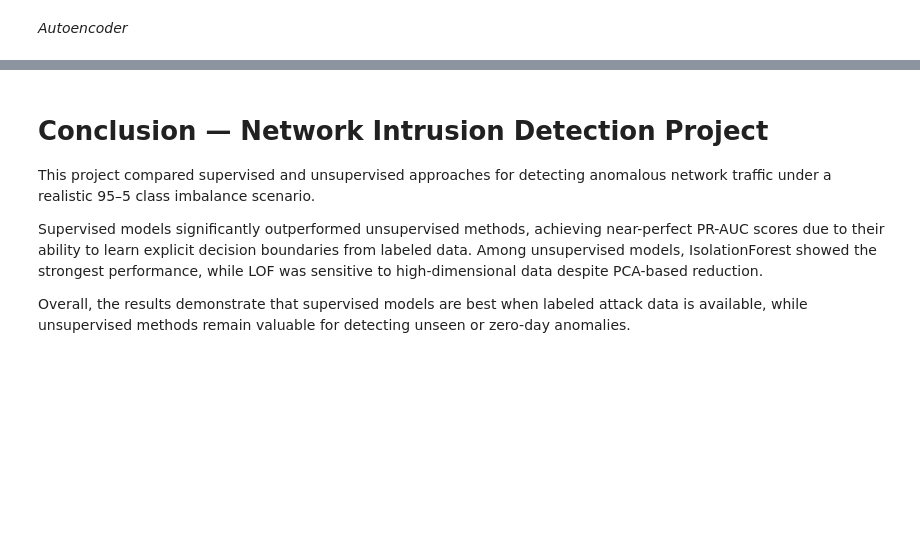
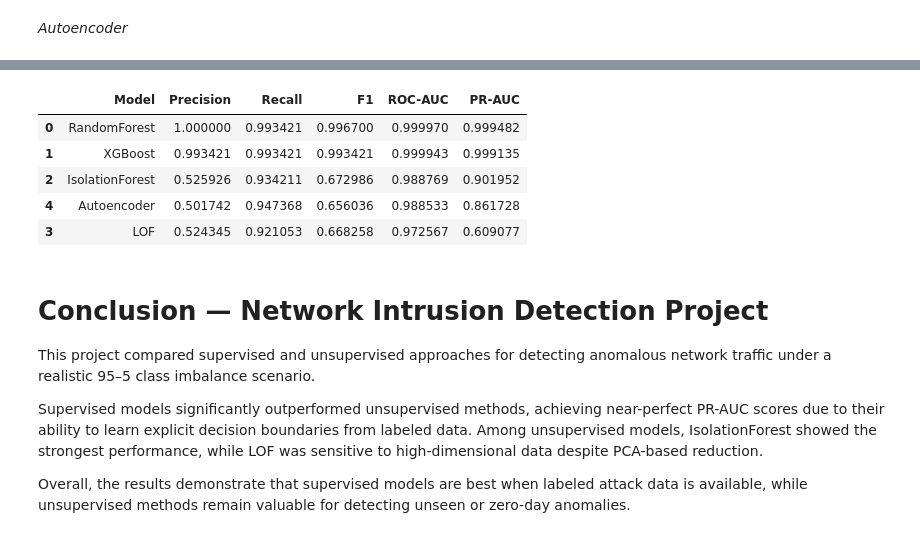
Before and after one commit to Sindhumanda/data-science-projects, a Jupyter notebook: network-intrusion-detection-system/network_anomaly_detection.ipynb, the cells around one changed output, grey strips where cells are left out. Saved outputs shown, nothing was run; the diff lists cells and outputs as text; code cells hidden in the pictures; blank space fills up the shorter version.

Commit message:
Updating network anomaly detection project

```diff
--- a/network-intrusion-detection-system/network_anomaly_detection.ipynb
+++ b/network-intrusion-detection-system/network_anomaly_detection.ipynb
@@ -206,13 +291,17 @@ autoencoder.fit(
     validation_split=0.2,
     shuffle=True
 )
+# Reconstruction error on normal training data
+recon_train = autoencoder.predict(X_train_normal)
+mse_train = np.mean((X_train_normal - recon_train) ** 2, axis=1)
 
+# Choose threshold
+threshold = np.percentile(mse_train, 95)
 
-reconstructions = autoencoder.predict(X_val_scaled)
-mse = np.mean(np.power(X_val_scaled - reconstructions, 2), axis=1) #anomaly scores
+#Evaluation on validation set
+recon_val = autoencoder.predict(X_val_scaled)
+mse_val = np.mean((X_val_scaled - recon_val) ** 2, axis=1)
 
-threshold = np.percentile(mse, 95)
-
-ae_pred = (mse > threshold).astype(int)
+ae_pred = (mse_val > threshold).astype(int)
 
 print(classification_report(y_val, ae_pred))
@@ -229,14 +336,21 @@ def evaluate_model(name, y_true, y_pred, scores):
 # %%
 results = []
 
 results.append(evaluate_model("RandomForest", y_val, rf_pred, rf_prob))
 results.append(evaluate_model("XGBoost", y_val, xgb_pred, xgb_prob))
 results.append(evaluate_model("IsolationForest", y_val, if_pred, if_scores))
 results.append(evaluate_model("LOF", y_val, lof_pred, lof_scores))
-results.append(evaluate_model("Autoencoder", y_val, ae_pred, mse))
+results.append(evaluate_model("Autoencoder", y_val, ae_pred, mse_val))
 
 results_df = pd.DataFrame(results)
 results_df.sort_values(by="PR-AUC", ascending=False)
+# %% [output]
+|  | Model | Precision | Recall | F1 | ROC-AUC | PR-AUC |
+| 0 | RandomForest | 1.000000 | 0.993421 | 0.996700 | 0.999970 | 0.999482 |
+| 1 | XGBoost | 0.993421 | 0.993421 | 0.993421 | 0.999943 | 0.999135 |
+| 2 | IsolationForest | 0.525926 | 0.934211 | 0.672986 | 0.988769 | 0.901952 |
+| 4 | Autoencoder | 0.501742 | 0.947368 | 0.656036 | 0.988533 | 0.861728 |
+| 3 | LOF | 0.524345 | 0.921053 | 0.668258 | 0.972567 | 0.609077 |
 # %% [markdown]
 # Conclusion — Network Intrusion Detection Project
 
```
Also changed, not shown: parts of 17 cells of this notebook.
